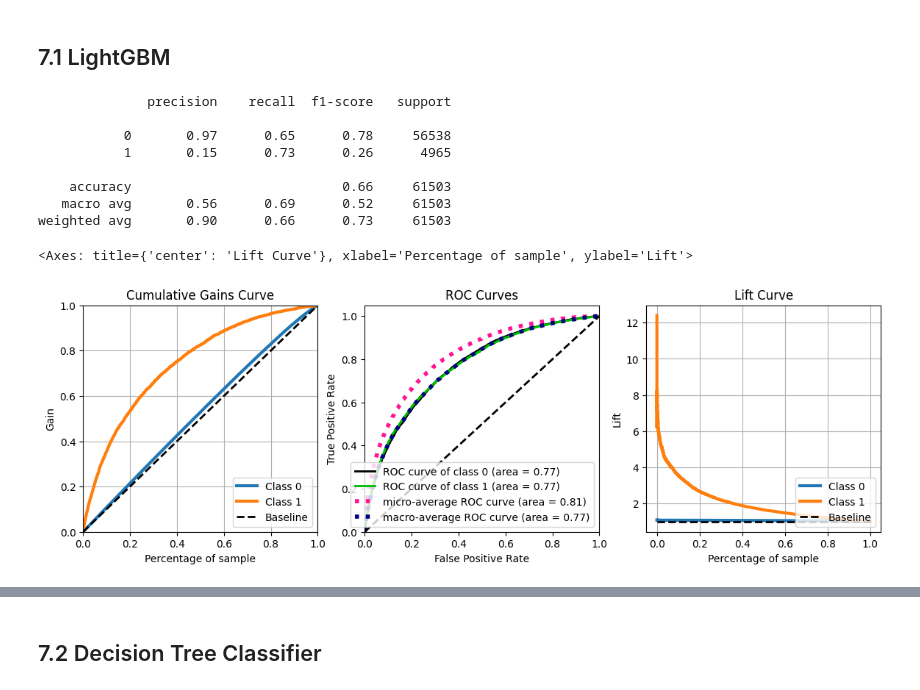
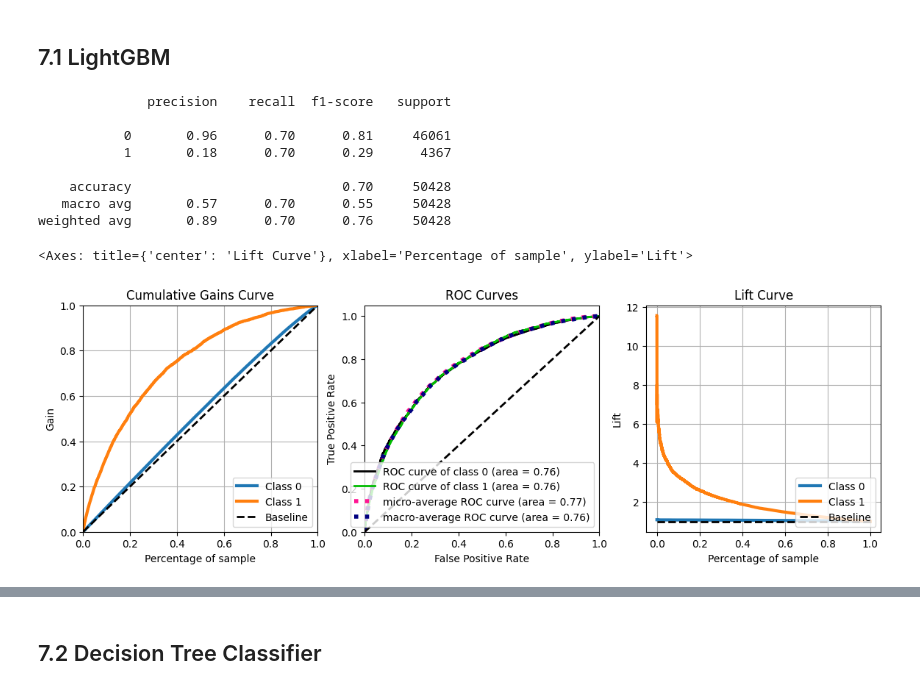
Before and after one commit to diegodinizf/loan_risk_prediction, a Jupyter notebook: notebook/model_development/01-model-project.ipynb, the cells around one changed output, grey strips where cells are left out. Saved outputs shown, nothing was run; the diff lists cells and outputs as text; code cells hidden in the pictures.

```diff
--- a/notebook/model_development/01-model-project.ipynb
+++ b/notebook/model_development/01-model-project.ipynb
@@ -237,6 +314,8 @@ def feature_engineering(dataset):
     # Applying the function to the dataframe
     df_feature['CATEGORY'] = df_feature['ORGANIZATION_TYPE'].apply(categorize_by_keyword)
 
+    df_feature.drop(columns = ['DAYS_BIRTH', 'DAYS_EMPLOYED', 'ORGANIZATION_TYPE'], inplace = True)
+
     return df_feature
 # %%
 df2 = feature_engineering(df1)
@@ -305,13 +395,22 @@ df4 = df2.copy()
 # %%
 def splitting_data(dataset):
 
-    X = dataset.drop(columns=['TARGET','SK_ID_CURR'])
-    y = dataset['TARGET']
+    df = dataset.copy()
 
+    # filtering age
+    df = df[(df['AGE'] < 80) & (df['AGE'] > 18)]
+
+    # months empoloyed
+    df = df[df['MONTHS_EMPLOYED'] > -2500]
+
+    X = df.drop(columns=['TARGET','SK_ID_CURR'])
+    y = df['TARGET']
+
+    # Splitting into training and test
     X_train, X_test, y_train, y_test = train_test_split(X, y, test_size=0.2, random_state=42, stratify=y)
 
     # Undersampling
-    under_sampler = RandomUnderSampler(random_state=42,sampling_strategy=0.3)
+    under_sampler = RandomUnderSampler(random_state=42,sampling_strategy=0.5)
     X_train, y_train = under_sampler.fit_resample(X_train, y_train)
 
     return X_train, X_test, y_train, y_test
@@ -358,6 +491,6 @@ def preprocess_data(X_test, X_train, y_train,num_attributes):
 
     return X_test_processed, X_train_processed
 # %%
-X_test, X_train = preprocess_data(X_test, X_train, y_train, num_attributes)
+X_test, X_train = preprocess_data(X_test, X_train, y_train)
 # %% [markdown]
 # 6.0 FEATURE SELECTION
@@ -411,23 +514,29 @@ y_pred_bin = lgb.predict(X_test)
+# %%
+lgb = lightgbm.LGBMClassifier(n_estimators=50, class_weight={1:2}, random_state=42, verbose = -1)
+
+lgb.fit(X_train, y_train)
+y_proba_lgbm = lgb.predict_proba(X_test)
+y_pred_lgbm = np.where(y_proba_lgbm[:, 1] > 0.5, 1, 0)
 # %%
-print(classification_report(y_test, y_pred_bin))
+print(classification_report(y_test, y_pred_lgbm))
 # %% [output]
               precision    recall  f1-score   support
 
-           0       0.97      0.65      0.78     56538
-           1       0.15      0.73      0.26      4965
+           0       0.96      0.70      0.81     46061
+           1       0.18      0.70      0.29      4367
 
-    accuracy                           0.66     61503
-   macro avg       0.56      0.69      0.52     61503
-weighted avg       0.90      0.66      0.73     61503
+    accuracy                           0.70     50428
+   macro avg       0.57      0.70      0.55     50428
+weighted avg       0.89      0.70      0.76     50428
 # %%
 plt.figure(figsize = (14,4))
 
 ax1 = plt.subplot(1,3,1)
-skplt.metrics.plot_cumulative_gain(y_true=y_test, y_probas = y_pred_lgb, ax=ax1)
+skplt.metrics.plot_cumulative_gain(y_true=y_test, y_probas = y_proba_lgbm, ax=ax1)
 ax2 = plt.subplot(1,3,2)
-skplt.metrics.plot_roc_curve(y_true=y_test, y_probas = y_pred_lgb, ax=ax2)
+skplt.metrics.plot_roc_curve(y_true=y_test, y_probas = y_proba_lgbm, ax=ax2)
 ax3 = plt.subplot(1,3,3)
-skplt.metrics.plot_lift_curve(y_true=y_test, y_probas = y_pred_lgb, ax=ax3)
+skplt.metrics.plot_lift_curve(y_true=y_test, y_probas = y_proba_lgbm, ax=ax3)
 # %% [output]
 <Axes: title={'center': 'Lift Curve'}, xlabel='Percentage of sample', ylabel='Lift'>
-[figure, old version]
+[figure, new version]
```
Also changed, not shown: parts of 43 cells of this notebook, 2 other files.
